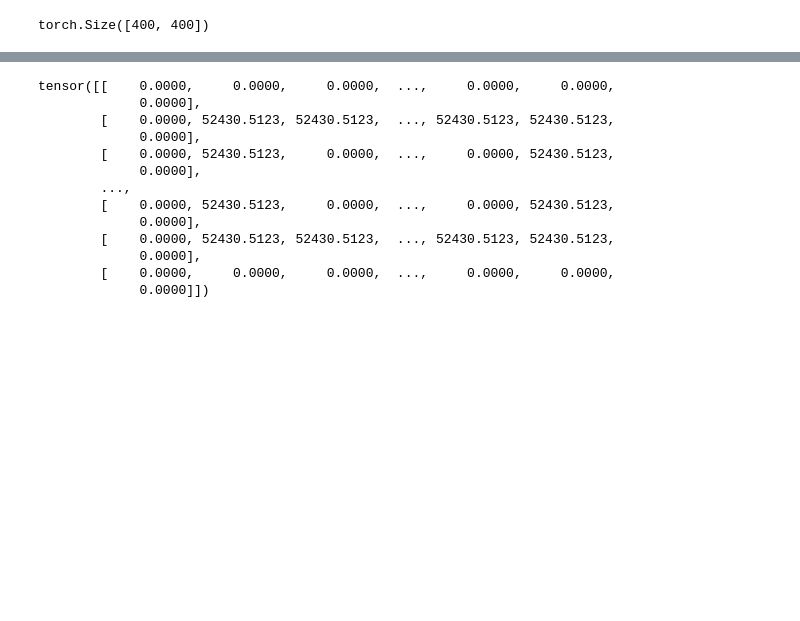
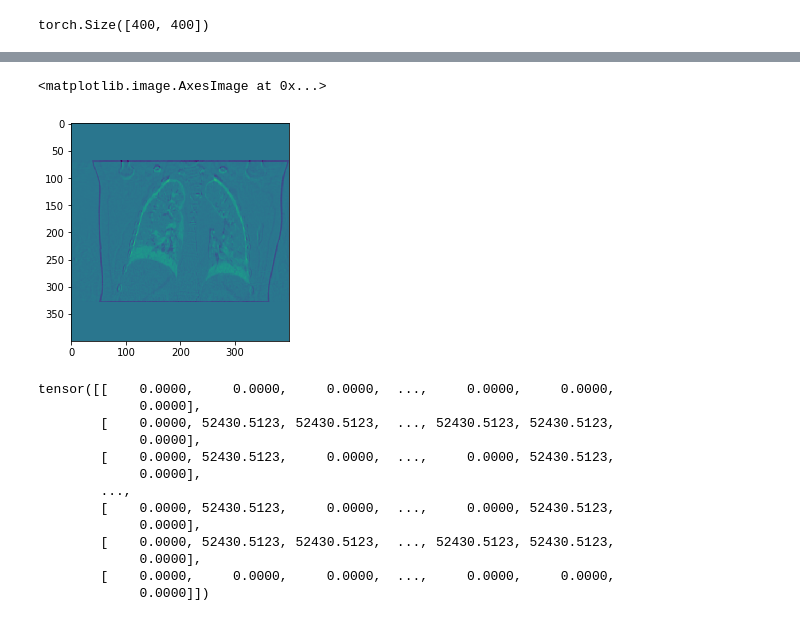
Before and after one commit to bgris/implicitmodules, a Jupyter notebook: script/torch/ImageMatching_Multishape.ipynb, the cells around one changed output, grey strips where cells are left out. Drawn from its saved outputs; the diff is of its cells as text; code cells hidden in the pictures; blank space fills up the shorter version.

```diff
--- a/script/torch/ImageMatching_Multishape.ipynb
+++ b/script/torch/ImageMatching_Multishape.ipynb
@@ -63,3 +64,8 @@ plt.show()
+# %%
+plt.imshow(source - target)
+# %% [output]
+<matplotlib.image.AxesImage at 0x...>
+[figure, added]
 # %%
 boundary0 = dm.MultiShape.Boundary(boundary0)
 boundary1 = dm.MultiShape.Boundary(boundary1)
```
Also changed, not shown: parts of 3 cells of this notebook, 3 other files.
